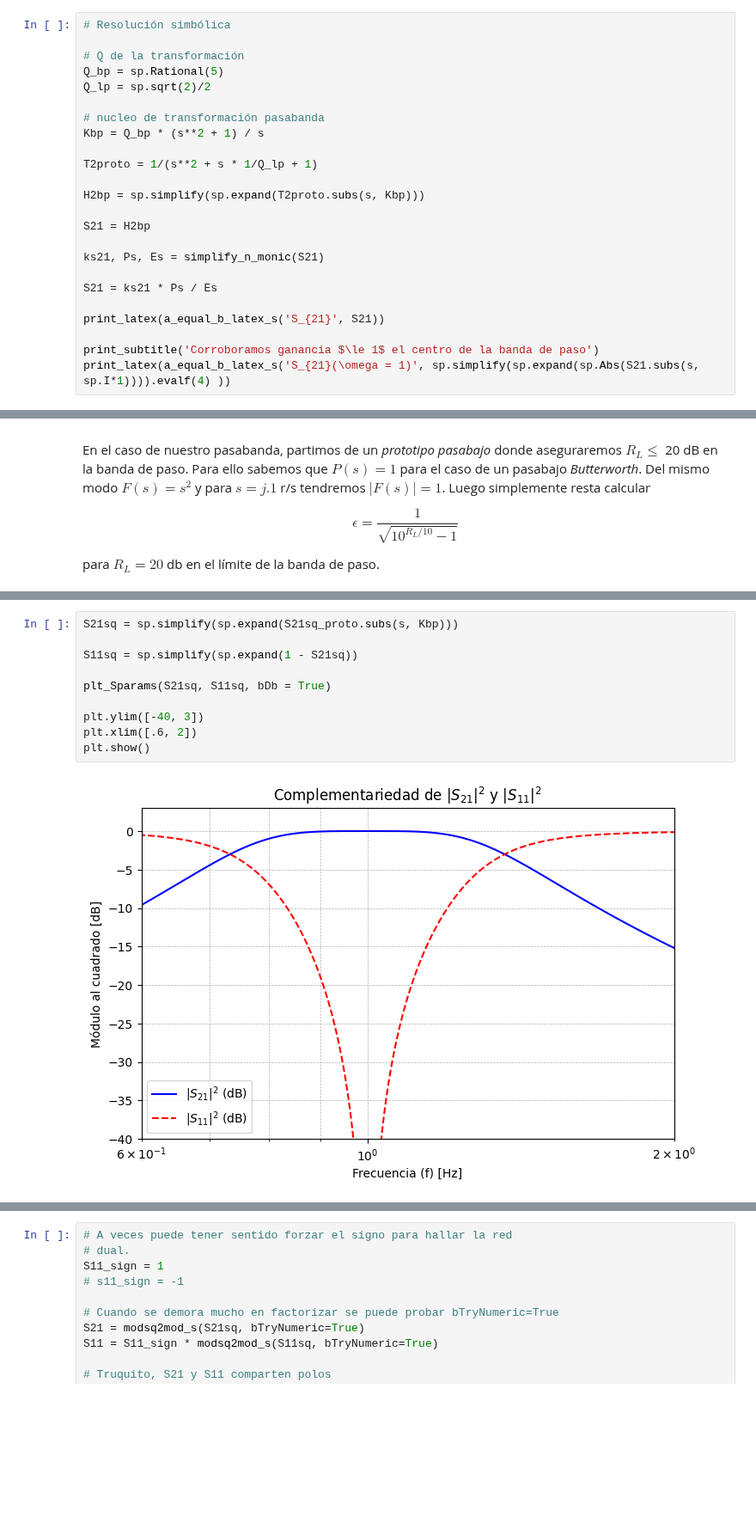
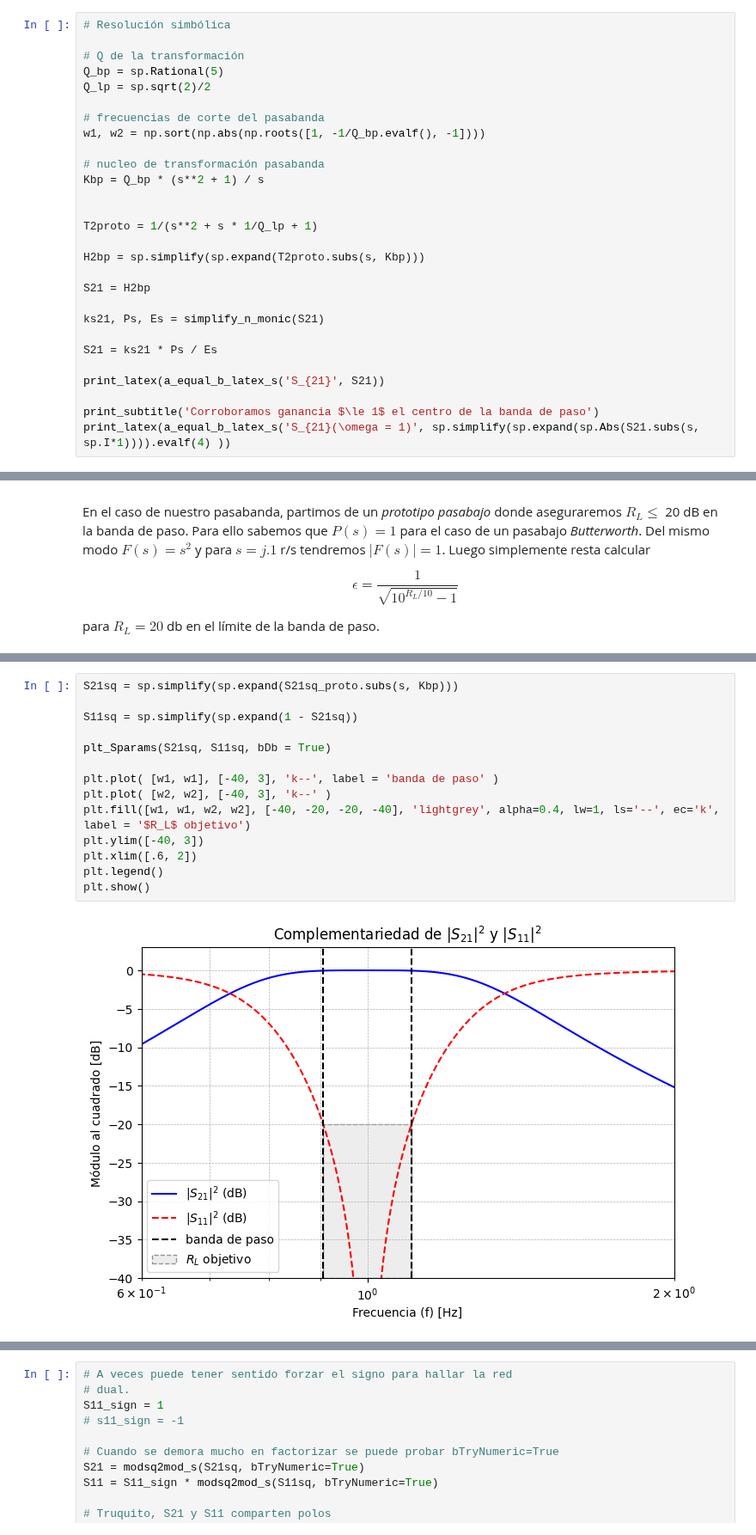
Before and after one commit to marianux/pytc2, a Jupyter notebook: docs/notebooks/ejnb_funciones_transf_doblemente_cargadas.ipynb, the cells around one changed output, grey strips where cells are left out. Shown at 86% size. Drawn from its saved outputs; the diff is of its cells as text; blank space fills up the shorter version.

```diff
--- a/docs/notebooks/ejnb_funciones_transf_doblemente_cargadas.ipynb
+++ b/docs/notebooks/ejnb_funciones_transf_doblemente_cargadas.ipynb
@@ -176,8 +176,12 @@ Comenzamos buscando la expresión de $Z_1$ a partir de  $S_{11}$, no sin antes d
 Q_bp = sp.Rational(5)
 Q_lp = sp.sqrt(2)/2
 
+# frecuencias de corte del pasabanda
+w1, w2 = np.sort(np.abs(np.roots([1, -1/Q_bp.evalf(), -1])))
+
 # nucleo de transformación pasabanda
 Kbp = Q_bp * (s**2 + 1) / s
+
 
 T2proto = 1/(s**2 + s * 1/Q_lp + 1)
 
@@ -333,13 +351,17 @@ Se verifica entonces que el prototipo pasabajo cumple con el requerimiento de $R
 # %%
 S21sq = sp.simplify(sp.expand(S21sq_proto.subs(s, Kbp)))
 
 S11sq = sp.simplify(sp.expand(1 - S21sq))
 
 plt_Sparams(S21sq, S11sq, bDb = True)
 
+plt.plot( [w1, w1], [-40, 3], 'k--', label = 'banda de paso' )
+plt.plot( [w2, w2], [-40, 3], 'k--' )
+plt.fill([w1, w1, w2, w2], [-40, -20, -20, -40], 'lightgrey', alpha=0.4, lw=1, ls='--', ec='k', label = '$R_L$ objetivo')
 plt.ylim([-40, 3])
 plt.xlim([.6, 2])
+plt.legend()
 plt.show()
 # %% [output]
-[figure, old version]
+[figure, new version]
 # %% [markdown]
```
Also changed, not shown: parts of 10 cells of this notebook, 7 other files.
